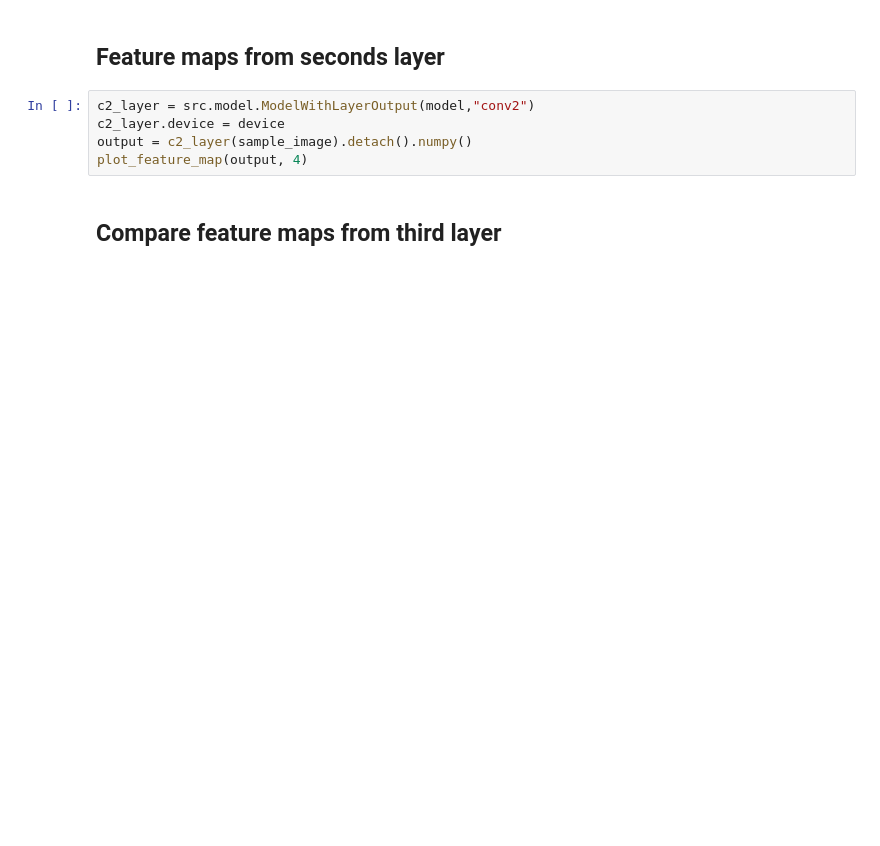
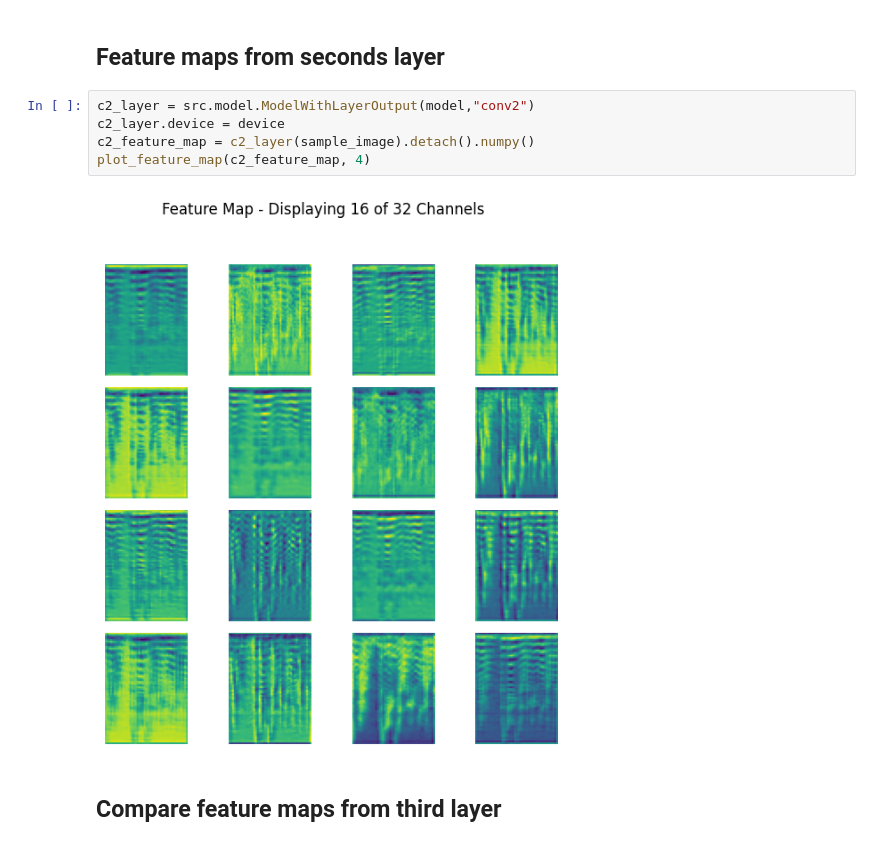
Before and after one commit to Willu12/iml, a Jupyter notebook: notebooks/CNN_visual_interpretation.ipynb, the cells around one changed output. Cells and saved outputs as stored; diff of their text form; blank space fills up the shorter version.

```diff
--- a/notebooks/CNN_visual_interpretation.ipynb
+++ b/notebooks/CNN_visual_interpretation.ipynb
@@ -74,8 +81,10 @@ plot_feature_map(output, 4)
 # %%
 c2_layer = src.model.ModelWithLayerOutput(model,"conv2")
 c2_layer.device = device
-output = c2_layer(sample_image).detach().numpy()
-plot_feature_map(output, 4)
+c2_feature_map = c2_layer(sample_image).detach().numpy()
+plot_feature_map(c2_feature_map, 4)
+# %% [output]
+[figure, added]
 # %% [markdown]
 ## Compare feature maps from third layer
 # %%
```
Also changed, not shown: parts of 7 cells of this notebook, 3 other files.
